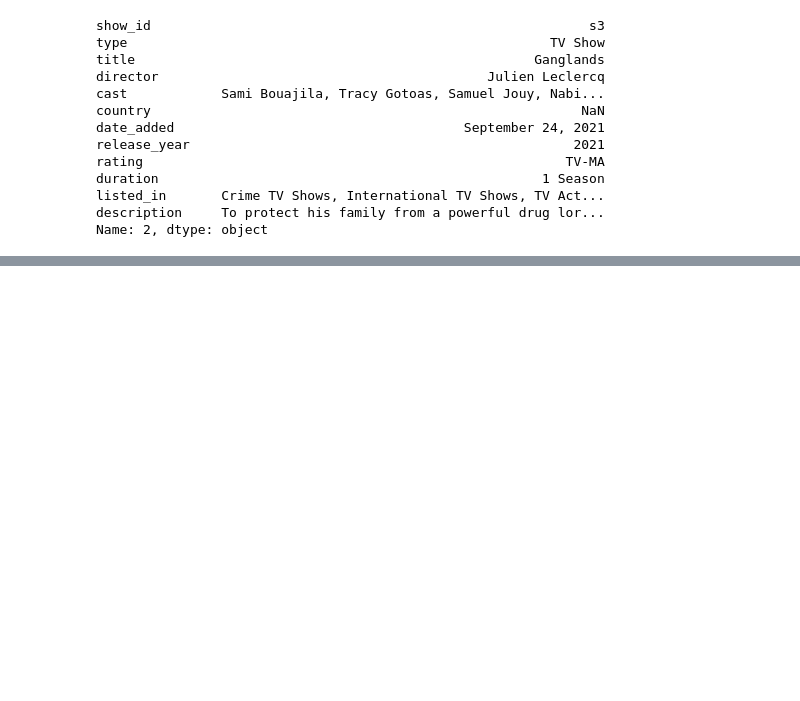
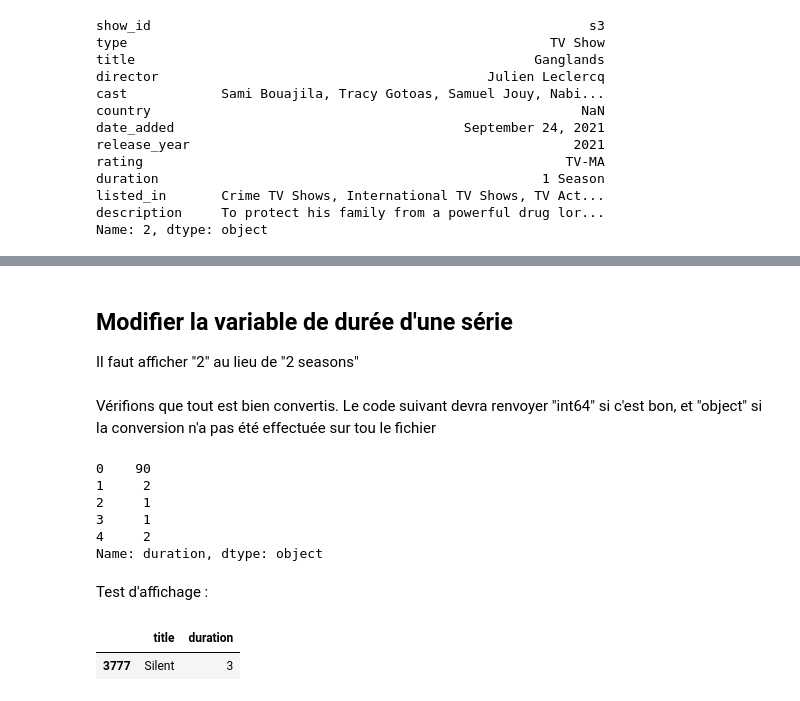
Before and after one commit to michelrostain/netflix-insights, a Jupyter notebook: netflix_data_analysis.ipynb, the cells around one changed output, grey strips where cells are left out. Cells and saved outputs as stored; diff of their text form; code cells hidden in the pictures; blank space fills up the shorter version.

```diff
--- a/netflix_data_analysis.ipynb
+++ b/netflix_data_analysis.ipynb
@@ -32,7 +32,8 @@ L'IA pourrait donc permettre de personnaliser la gestion de la connaissance en f
 
 ### Afficher les 5 premières et les 5 derniètres lignes d'une base de données
 # %%
-df = pd.read_csv("netflix_titles.csv")
+df = pd.read_csv("netflix_titles.csv", dtype=object)
+df1 = pd.read_csv("netflix_titles2.csv", dtype=object)
 # %%
 df.head()
 # %% [output]
@@ -321,5 +321,30 @@ Il faut affiche "160" au lieu de "160 min"
 # %%
-# EN premier, sélection des films (les séries ne sont pas concernées)
-films = df["type"] == "Movie"
-# Cible uniquement les lignes où il est écrit "Movie" dans la colonne "type", puis reprend cette synthaxe pour remplacer "min" par rien, puis supprime l'espace après l nombre (.strip()) et enfin transforme ce qu'il reste en entier naturel (.astype(int)
-df.loc[film,"duration"] = df.loc[film, "duration"].str.replace("min", "").str.strip().astype(int)
+# On cére une varialble "film" qui comporte les lignes où la colonne "type" contient "Movie"
+film = df["type"] == "Movie"
+# "Pour un index donné défini par la variable "film", dans la colonne "duration" remplace "min" par une case vide puis supprime ce vide et d'autres vide si il y en a dans cette case."
+df.loc[film, "duration"] = df.loc[film, "duration"].str.replace("min", "").str.strip()
+# %% [markdown]
+## Modifier la variable de durée d'une série
+Il faut afficher "2" au lieu de "2 seasons"
+# %%
+
+serie = df["type"] == "TV Show"
+df.loc[serie, "duration"] = df.loc[serie, "duration"].str.replace("Seasons?", "", case=False, regex=True).str.strip()
+# %% [markdown]
+Vérifions que tout est bien convertis. Le code suivant devra renvoyer "int64" si c'est bon, et "object" si la conversion n'a pas été effectuée sur tou le fichier
+# %%
+df["duration"].head()
+# %% [output]
+0    90
+1     2
+2     1
+3     1
+4     2
+Name: duration, dtype: object
+# %% [markdown]
+Test d'affichage :
+# %%
+df[(df["type"] == "Movie") & (df["duration"] == 3)][["title", "duration"]]
+# %% [output]
+|  | title | duration |
+| 3777 | Silent | 3 |
```
Also changed, not shown: parts of 7 cells of this notebook, 1 other file.
